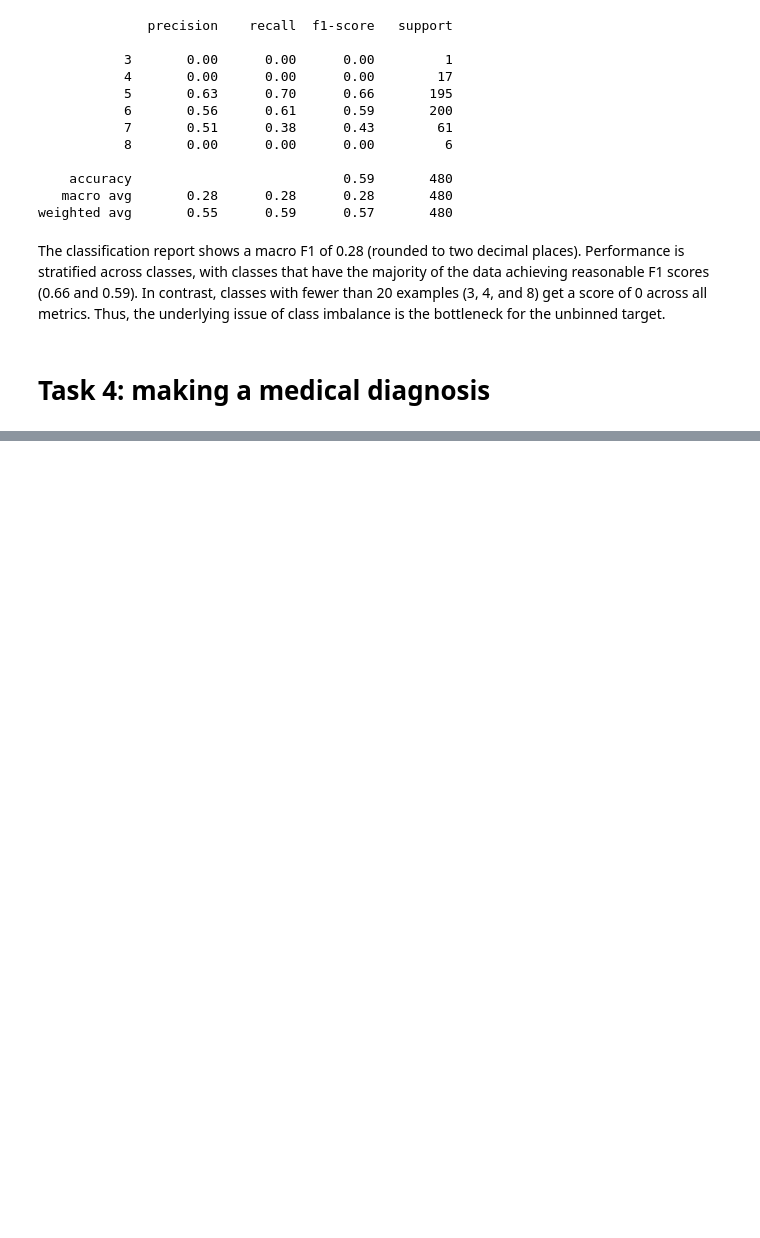
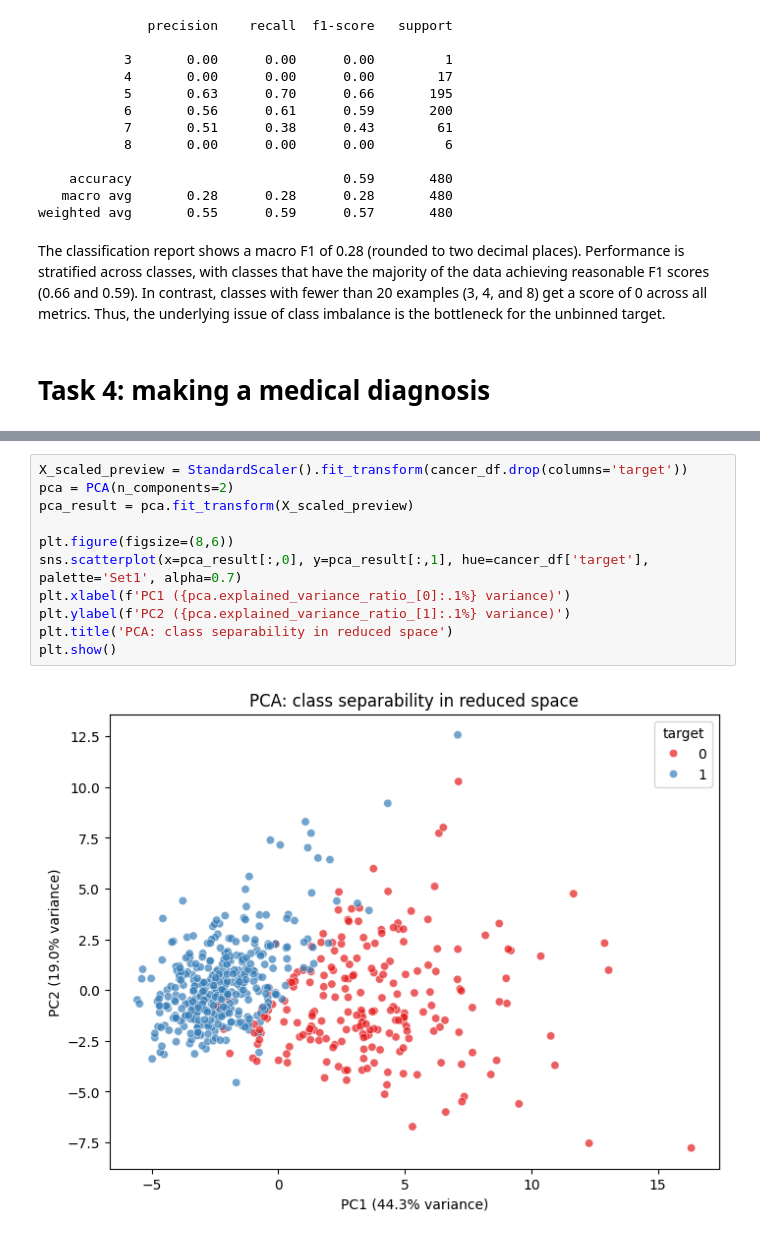
Before and after one commit to KaraboNtsie/Machine_learning, a Jupyter notebook: Assignements/ML2.ipynb, the cells around one changed output, grey strips where cells are left out. Saved outputs shown, nothing was run; the diff lists cells and outputs as text; blank space fills up the shorter version.

```diff
--- a/Assignements/ML2.ipynb
+++ b/Assignements/ML2.ipynb
@@ -571,0 +762,13 @@ The classification report shows a macro F1 of 0.28 (rounded to two decimal place
+# %%
+X_scaled_preview = StandardScaler().fit_transform(cancer_df.drop(columns='target'))
+pca = PCA(n_components=2)
+pca_result = pca.fit_transform(X_scaled_preview)
+
+plt.figure(figsize=(8,6))
+sns.scatterplot(x=pca_result[:,0], y=pca_result[:,1], hue=cancer_df['target'], palette='Set1', alpha=0.7)
+plt.xlabel(f'PC1 ({pca.explained_variance_ratio_[0]:.1%} variance)')
+plt.ylabel(f'PC2 ({pca.explained_variance_ratio_[1]:.1%} variance)')
+plt.title('PCA: class separability in reduced space')
+plt.show()
+# %% [output]
+[figure, added]
```
Also changed, not shown: parts of 29 cells of this notebook.
